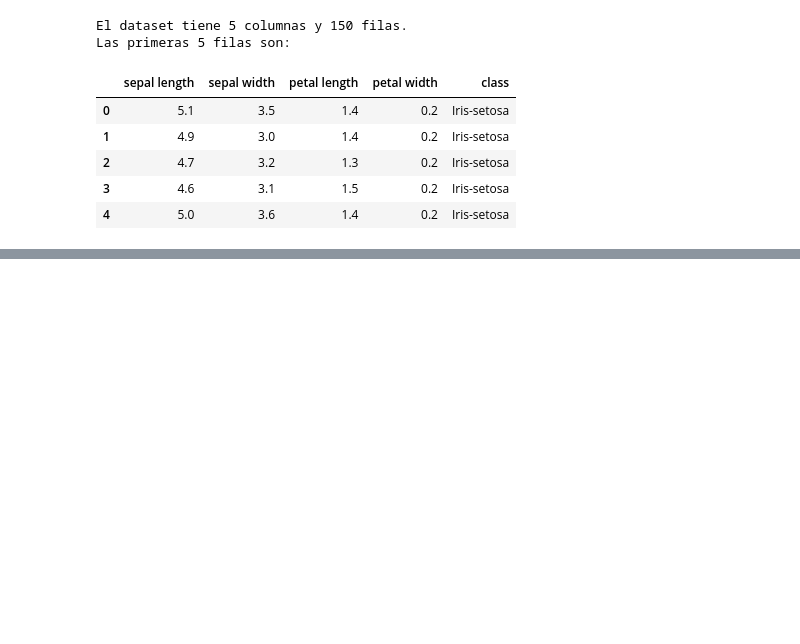
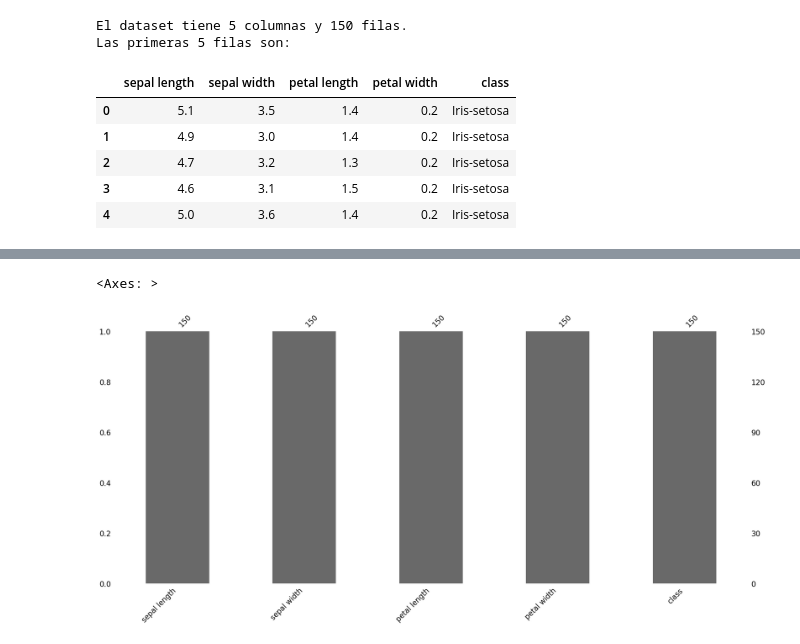
Before and after one commit to Gaddran/tarea-05, a Jupyter notebook: notebooks/01_tarea_05_Giuseppe_Lavarello.ipynb, the cells around one changed output, grey strips where cells are left out. Cells and saved outputs as stored; diff of their text form; code cells hidden in the pictures; blank space fills up the shorter version.

```diff
--- a/notebooks/01_tarea_05_Giuseppe_Lavarello.ipynb
+++ b/notebooks/01_tarea_05_Giuseppe_Lavarello.ipynb
@@ -44,0 +79,5 @@ Las primeras 5 filas son:
+# %%
+msng.bar(df)
+# %% [output]
+<Axes: >
+[figure, added]
```
Also changed, not shown: parts of 6 cells of this notebook.
